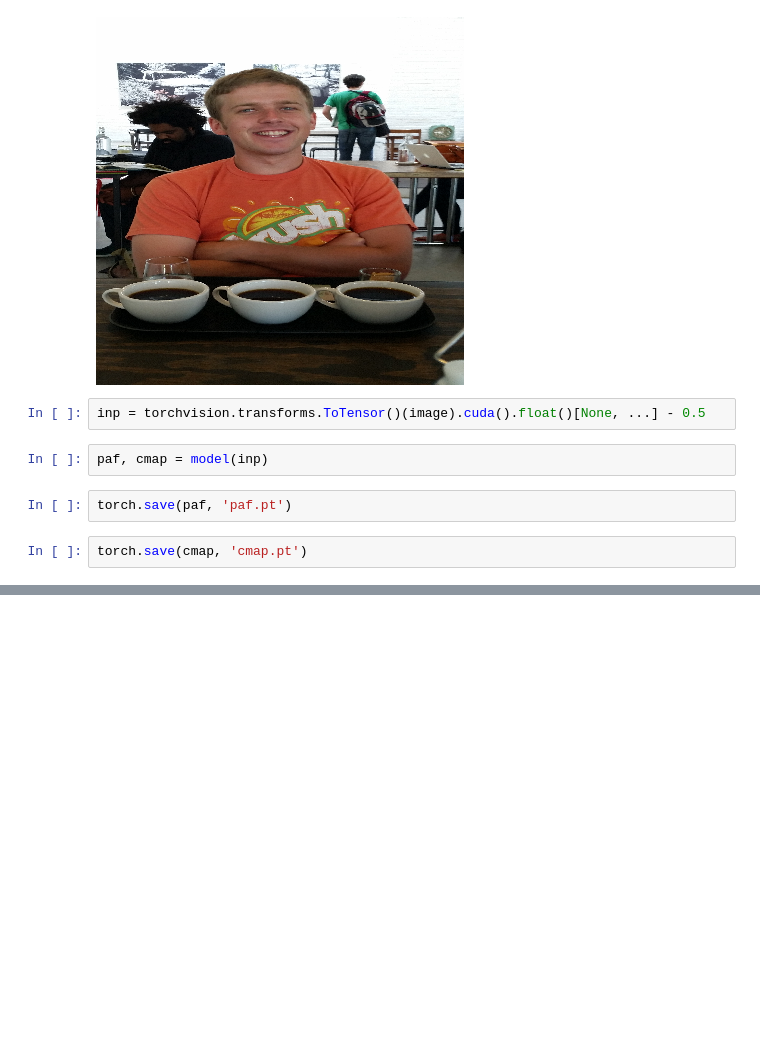
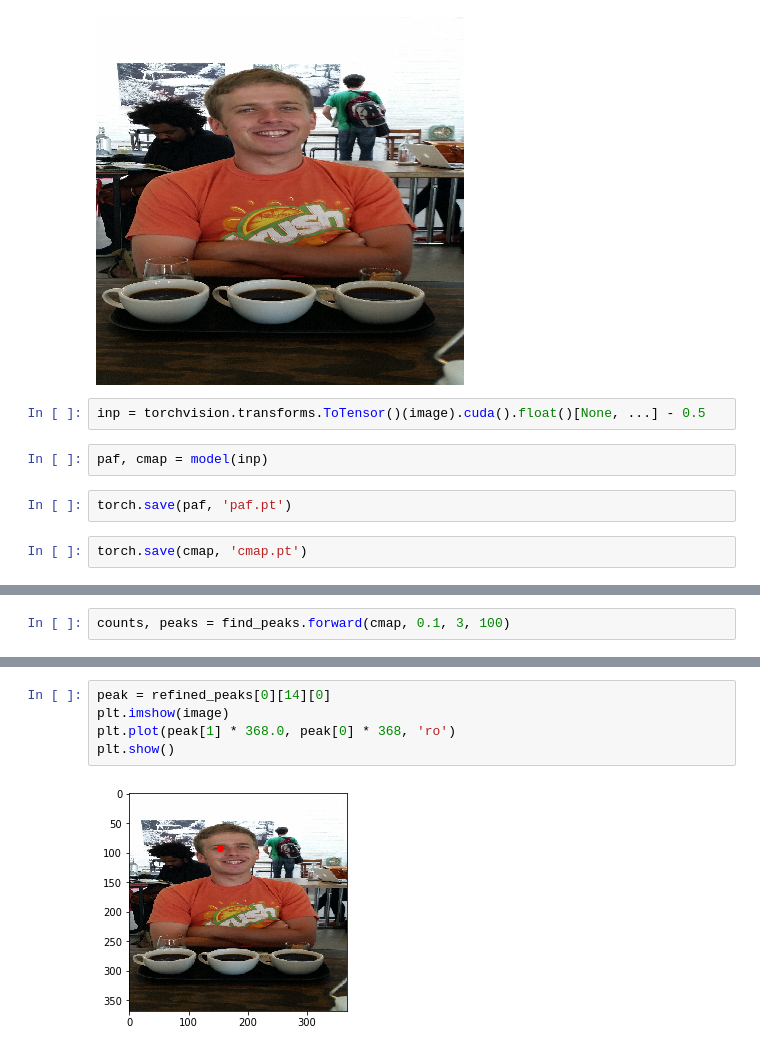
Before and after one commit to NVIDIA-AI-IOT/trt_pose, a Jupyter notebook: scripts/Untitled.ipynb, the cells around one changed output, grey strips where cells are left out. Saved outputs shown, nothing was run; the diff lists cells and outputs as text; blank space fills up the shorter version.

```diff
--- a/scripts/Untitled.ipynb
+++ b/scripts/Untitled.ipynb
@@ -212,0 +65,2 @@ unique(input, sorted=True, return_inverse=False, dim=None)
+# %%
+counts, peaks = find_peaks.forward(cmap, 0.1, 3, 100)
@@ -212,0 +86,7 @@ unique(input, sorted=True, return_inverse=False, dim=None)
+# %%
+peak = refined_peaks[0][14][0]
+plt.imshow(image)
+plt.plot(peak[1] * 368.0, peak[0] * 368, 'ro')
+plt.show()
+# %% [output]
+[figure, added]
```
Also changed, not shown: parts of 41 cells of this notebook, 1 other file.
